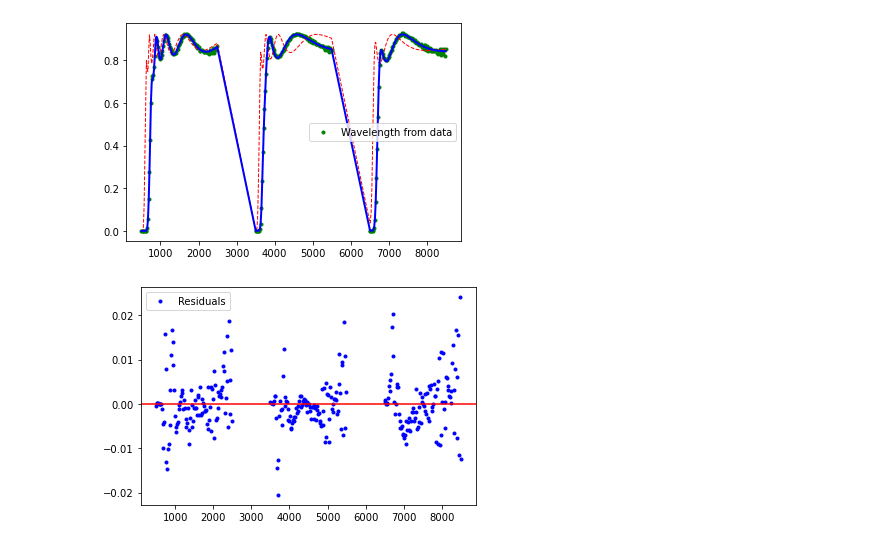
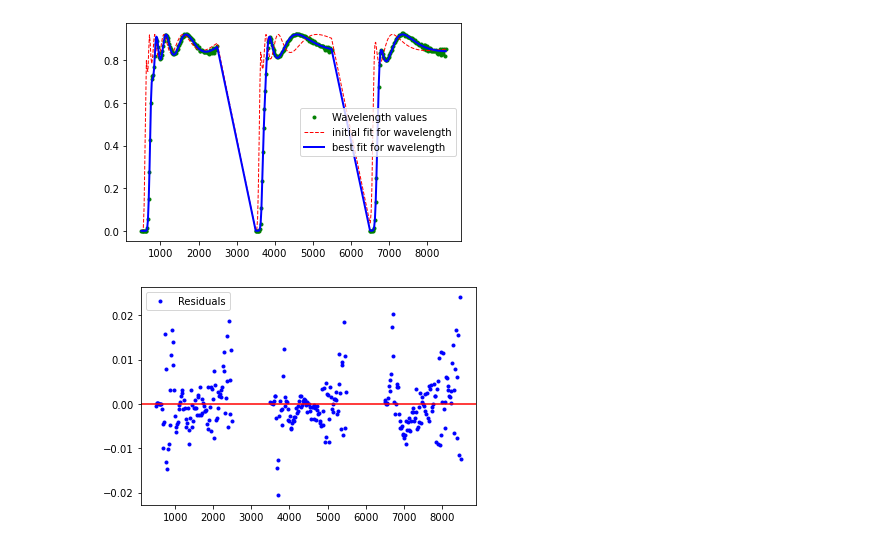
Before and after one commit to aaronkebede/PHY220, a Jupyter notebook: Exercise 1.ipynb, the cells around one changed output. Cells and saved outputs as stored; diff of their text form; code cells hidden in the pictures.

Commit message:
updates to te plot

```diff
--- a/Exercise 1.ipynb
+++ b/Exercise 1.ipynb
@@ -57,14 +57,14 @@ result =model.fit(data, x=wl, params=p )
 # %%
 # plots
 
 plt.figure(1)
-plt.plot(wl,data,'g.', label="Wavelength from data")
-plt.plot(wl, result.init_fit, 'r--', linewidth=1)
-plt.plot(wl, result.best_fit, 'b-', linewidth=2)
+plt.plot(wl,data,'g.', label="Wavelength values")
+plt.plot(wl, result.init_fit, 'r--', linewidth=1, label="initial fit for wavelength")
+plt.plot(wl, result.best_fit, 'b-', linewidth=2, label="best fit for wavelength")
 plt.legend()
 plt.show()
 # %% [output]
-[figure, old version]
+[figure, new version]
 # %%
 plt.figure(2) # create a second figure, for plotting the residuals
 plt.plot(wl, result.best_fit - data, 'b.', label="Residuals") #residuals are the difference between best fit and data
```
